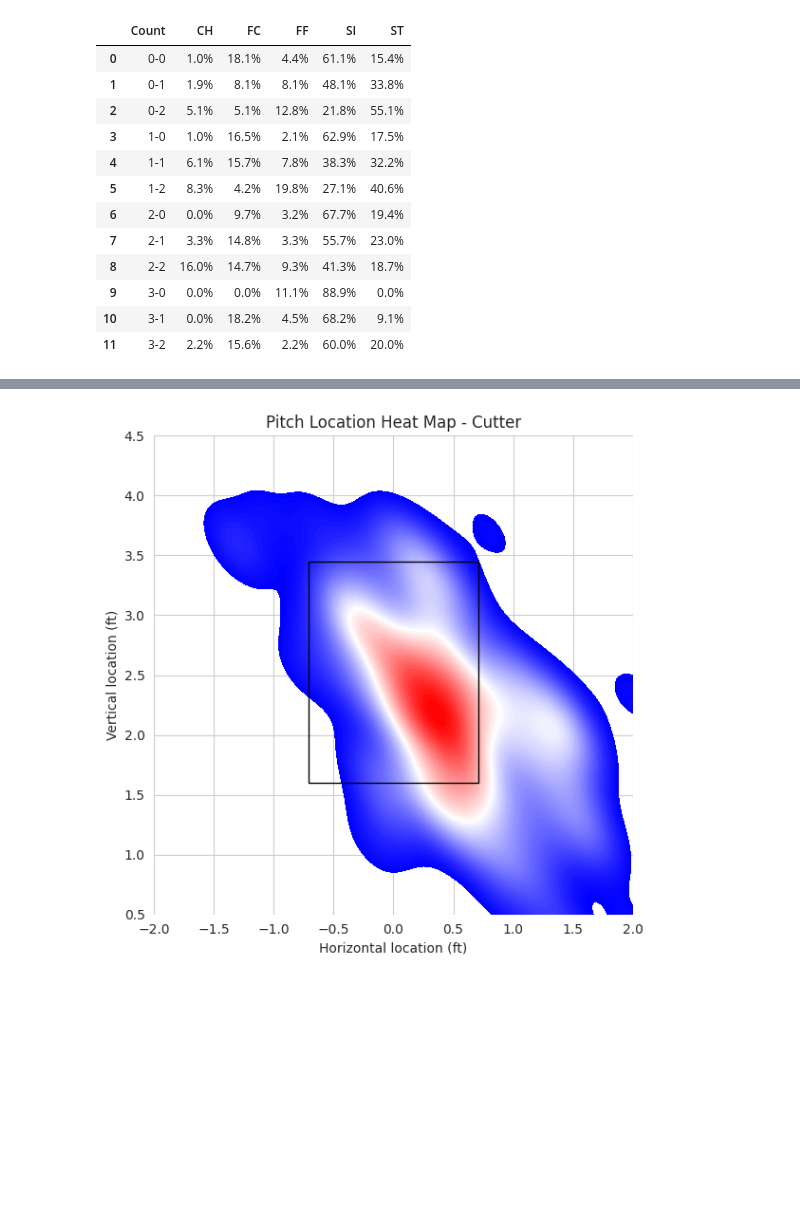
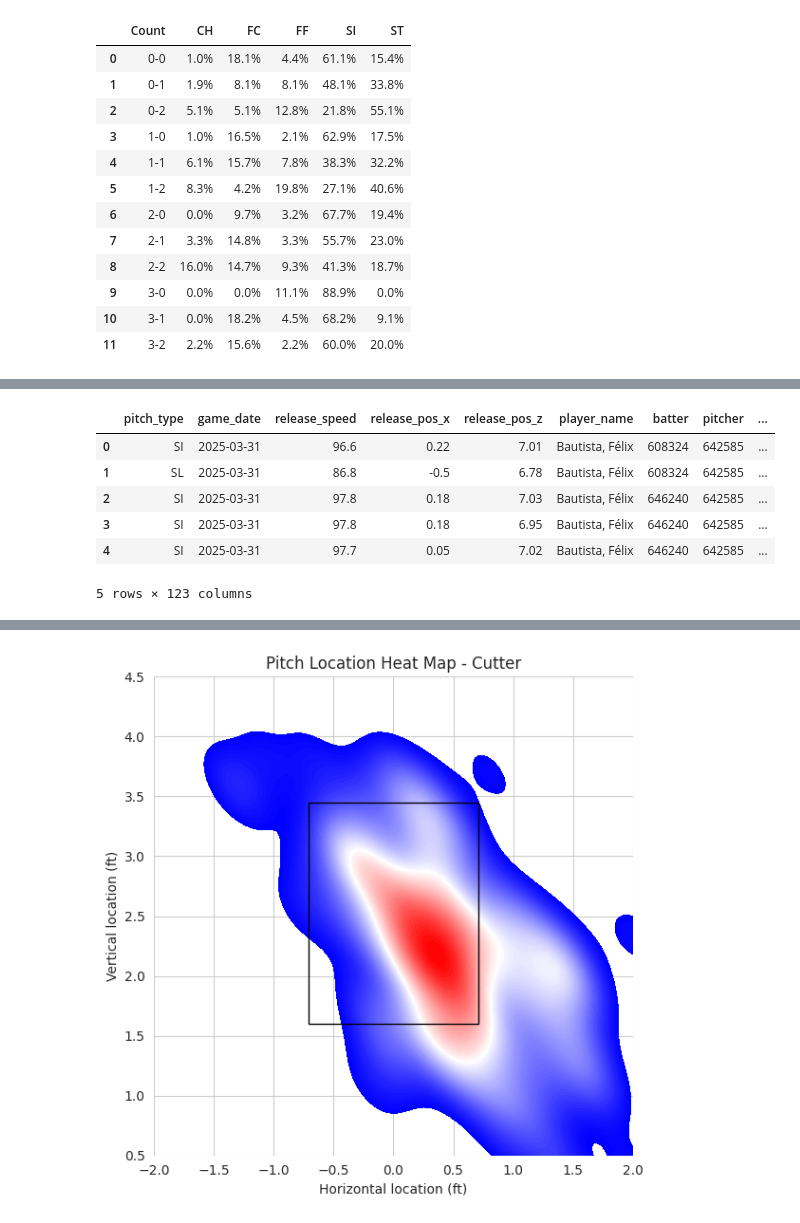
Before and after one commit to brianhockett/mlb-scouting-report, a Jupyter notebook: testing-notebook.ipynb, the cells around one changed output, grey strips where cells are left out. Drawn from its saved outputs; the diff is of its cells as text; code cells hidden in the pictures; blank space fills up the shorter version.

```diff
--- a/testing-notebook.ipynb
+++ b/testing-notebook.ipynb
@@ -155,0 +182,31 @@ Pitch Usage Against Right-handed hitters:
+# %%
+def df_processing(df_pyb: pd.DataFrame):
+    df = df_pyb.copy()
+    # Define the codes for different types of swings and whiffs
+    swing_code = ['foul_bunt','foul','hit_into_play','swinging_strike', 'foul_tip',
+                'swinging_strike_blocked','missed_bunt','bunt_foul_tip']
+    whiff_code = ['swinging_strike', 'foul_tip', 'swinging_strike_blocked']
+
+    # Create new columns in the DataFrame to indicate swing, whiff, in-zone, out-zone, and chase
+    df['swing'] = (df['description'].isin(swing_code))
+    df['whiff'] = (df['description'].isin(whiff_code))
+    df['in_zone'] = (df['zone'] < 10)
+    df['out_zone'] = (df['zone'] > 10)
+    df['chase'] = (df.in_zone==False) & (df.swing == 1)
+
+    # Convert the pitch type to a categorical variable
+    df['pfx_z'] = df['pfx_z'] * 12
+    df['pfx_x'] = df['pfx_x'] * 12
+    return df
+
+
+data = df_processing(data)
+data.head()
+# %% [output]
+|  | pitch_type | game_date | release_speed | release_pos_x | release_pos_z | player_name | batter | pitcher | ... |
+| 0 | SI | 2025-03-31 | 96.6 | 0.22 | 7.01 | Bautista, Félix | 608324 | 642585 | ... |
+| 1 | SL | 2025-03-31 | 86.8 | -0.5 | 6.78 | Bautista, Félix | 608324 | 642585 | ... |
+| 2 | SI | 2025-03-31 | 97.8 | 0.18 | 7.03 | Bautista, Félix | 646240 | 642585 | ... |
+| 3 | SI | 2025-03-31 | 97.8 | 0.18 | 6.95 | Bautista, Félix | 646240 | 642585 | ... |
+| 4 | SI | 2025-03-31 | 97.7 | 0.05 | 7.02 | Bautista, Félix | 646240 | 642585 | ... |
+5 rows × 123 columns
```
Also changed, not shown: parts of 6 cells of this notebook.
